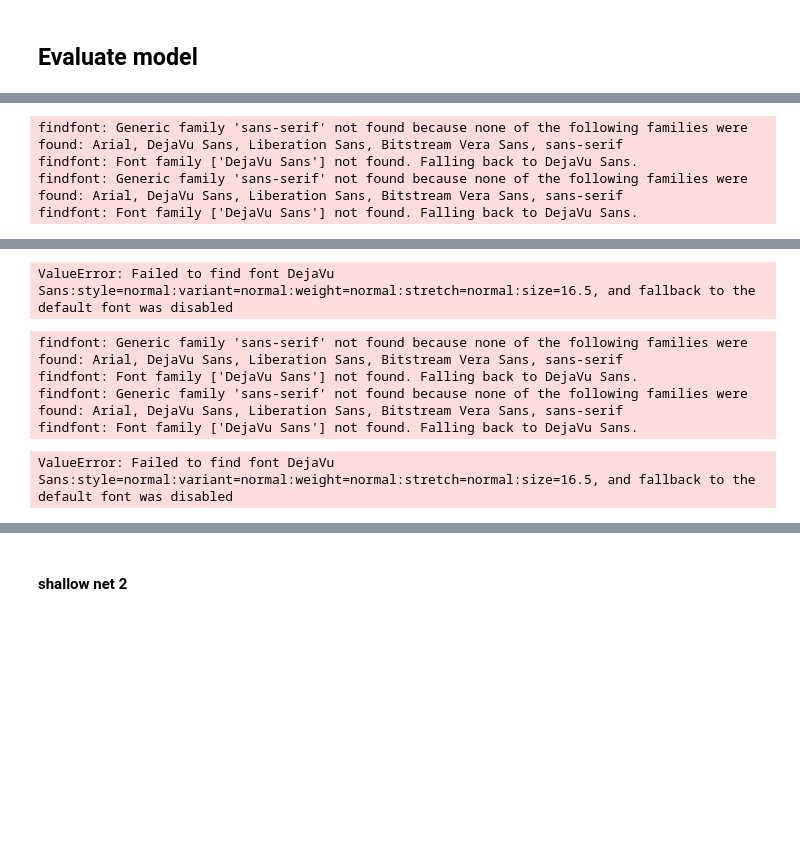
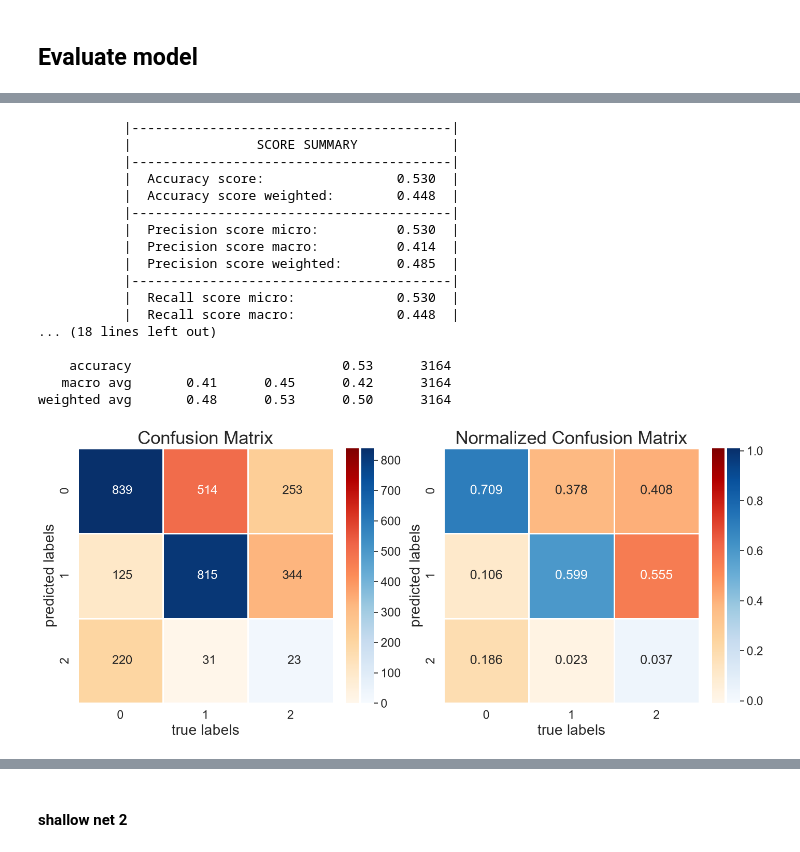
Before and after one commit to hereditary-eu/EEGlass, a Jupyter notebook: backend/experiments_xeegnet/adapt_selfeeg.ipynb, the cells around one changed output, grey strips where cells are left out. Saved outputs shown, nothing was run; the diff lists cells and outputs as text; code cells hidden in the pictures; blank space fills up the shorter version.

```diff
--- a/backend/experiments_xeegnet/adapt_selfeeg.ipynb
+++ b/backend/experiments_xeegnet/adapt_selfeeg.ipynb
@@ -159,3 +250,0 @@ dir_shallownetXAI = os.path.join(
-# %%
-n_max = 1000
-model_version = 200
@@ -922,0 +706,15 @@ epoch [3/5]
+# %%
+# n_max = 300
+# max_epochs = 5
+
+n_max = None
+max_epochs = 100
+
+do_evaluate = True
+do_train = True
+save_model_flag = True
+scc_params = SCCParams.default(sfreq=srate, sample_length=sample_length)
+
+parameters = PARAMETERS_DEFAULT
+training_parameters = TRAINING_PARAMETERS_DEFAULT
+# dir_data = os.path.join(dir_base, "data", "datasets", "ds004504")
@@ -953,9 +922,11 @@ else:
 model_version = 200
 
 n_max = 1500
+n_max = None
 
 parameters = PARAMETERS_DEFAULT
 training_parameters = TRAINING_PARAMETERS_DEFAULT
+dir_data = os.path.join(dir_base, "data", "datasets", "ds004504")
 # %%
 dir_data = os.path.join(dir_base, "data", "datasets", "ds004504")
 split_index = model_version - 200
@@ -1136,19 +1181,45 @@ Evaluating on test set:
 # %%
 classlabels = y_test
 
-scores = get_performances(
-    loader2eval=testloader,
-    Model=model,
-    device=device,
-    nb_classes=nb_classes,
-    return_scores=True,
-    verbose=verbose,
-    plot_confusion=True,
-    class_labels=classlabels,
-)
+if isinstance(model_curr, xEEGNetSCC):
+    scores = get_performances(
+        loader2eval=testloader_scc,
+        Model=model_curr,
+        device=device,
+        nb_classes=nb_classes,
+        return_scores=True,
+        verbose=verbose,
+        plot_confusion=True,
+        class_labels=classlabels,
+    )
+else:
+    scores = get_performances(
+        loader2eval=testloader,
+        Model=model_curr,
+        device=device,
+        nb_classes=nb_classes,
+        return_scores=True,
+        verbose=verbose,
+        plot_confusion=True,
+        class_labels=classlabels,
+    )
 print(f"Balanced Accuracy: {scores['accuracy_weighted'] * 100: .2f} %")
 # %% [output]
-findfont: Generic family 'sans-serif' not found because none of the following families were found: Arial, DejaVu Sans, Liberation Sans, Bitstream Vera Sans, sans-serif
-findfont: Font family ['DejaVu Sans'] not found. Falling back to DejaVu Sans.
-findfont: Generic family 'sans-serif' not found because none of the following families were found: Arial, DejaVu Sans, Liberation Sans, Bitstream Vera Sans, sans-serif
-findfont: Font family ['DejaVu Sans'] not found. Falling back to DejaVu Sans.
+           |-----------------------------------------|
+           |                SCORE SUMMARY            |
+           |-----------------------------------------|
+           |  Accuracy score:                 0.530  |
+           |  Accuracy score weighted:        0.448  |
+           |-----------------------------------------|
+           |  Precision score micro:          0.530  |
+           |  Precision score macro:          0.414  |
+           |  Precision score weighted:       0.485  |
+           |-----------------------------------------|
+           |  Recall score micro:             0.530  |
+           |  Recall score macro:             0.448  |
+... (18 lines left out)
+
+    accuracy                           0.53      3164
+   macro avg       0.41      0.45      0.42      3164
+weighted avg       0.48      0.53      0.50      3164
+[figure, added]
@@ -1172,6 +1226,0 @@ weighted avg       0.44      0.42      0.43        45
-ValueError: Failed to find font DejaVu Sans:style=normal:variant=normal:weight=normal:stretch=normal:size=16.5, and fallback to the default font was disabled
-findfont: Generic family 'sans-serif' not found because none of the following families were found: Arial, DejaVu Sans, Liberation Sans, Bitstream Vera Sans, sans-serif
-findfont: Font family ['DejaVu Sans'] not found. Falling back to DejaVu Sans.
-findfont: Generic family 'sans-serif' not found because none of the following families were found: Arial, DejaVu Sans, Liberation Sans, Bitstream Vera Sans, sans-serif
-findfont: Font family ['DejaVu Sans'] not found. Falling back to DejaVu Sans.
-ValueError: Failed to find font DejaVu Sans:style=normal:variant=normal:weight=normal:stretch=normal:size=16.5, and fallback to the default font was disabled
```
Also changed, not shown: parts of 91 cells of this notebook, 4 other files.
